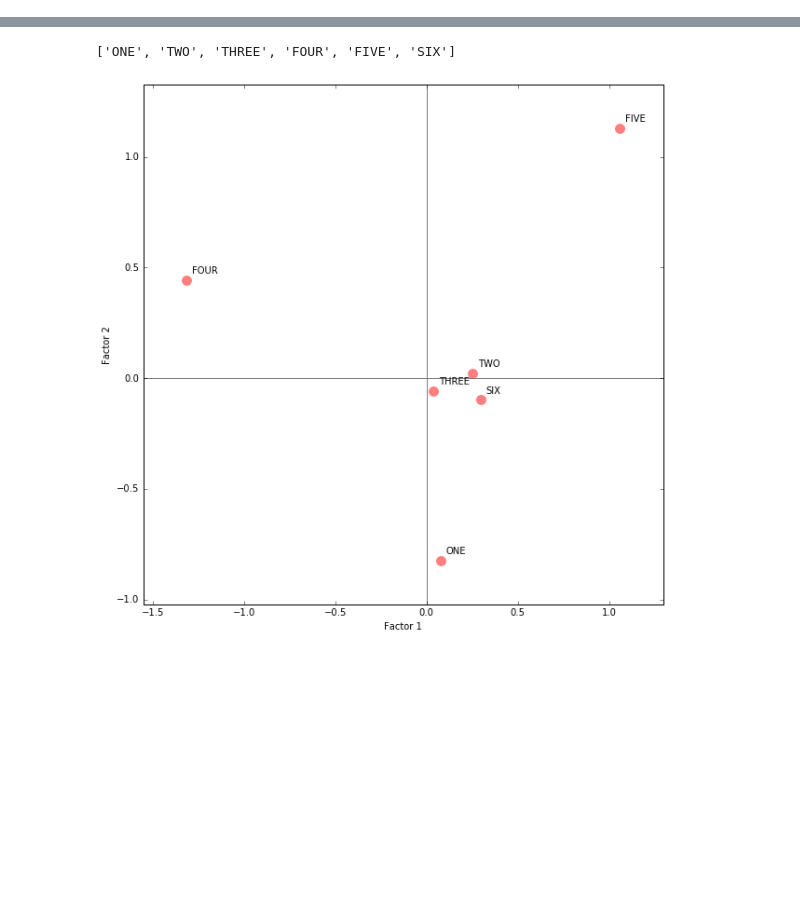
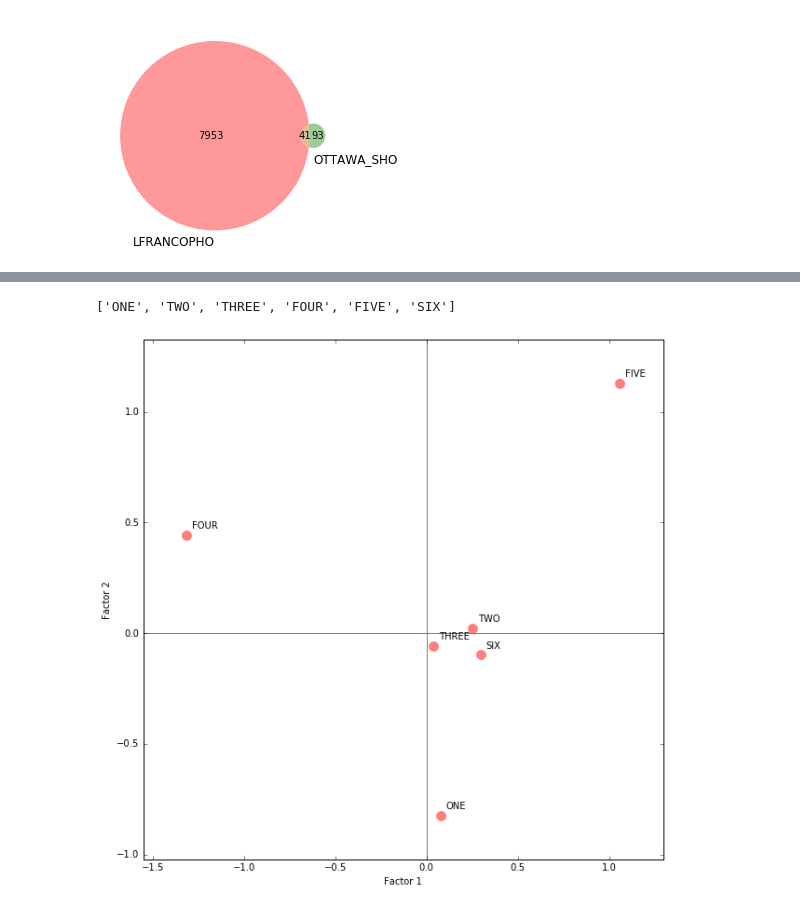
Before and after one commit to web-archive-group/WALK, a Jupyter notebook: Scripts/compare_collection/compare_collections.ipynb, the cells around one changed output, grey strips where cells are left out. Drawn from its saved outputs; the diff is of its cells as text; code cells hidden in the pictures; blank space fills up the shorter version.

```diff
--- a/Scripts/compare_collection/compare_collections.ipynb
+++ b/Scripts/compare_collection/compare_collections.ipynb
@@ -168,3 +153,9 @@ var1 = [item for sublist in var1 for item in sublist]
+# %%
+#Although you can add your own names if you want to ...  (recall "names" is x.upper()))
+
+compare1 = Compare(comparit, names=names, index=[3,9] )
+# %% [output]
+[figure, added]
 # %%
 # What happens with three collections
 compare2 = Compare(comparit, names, [0,5,14])
```
Also changed, not shown: parts of 11 cells of this notebook.
